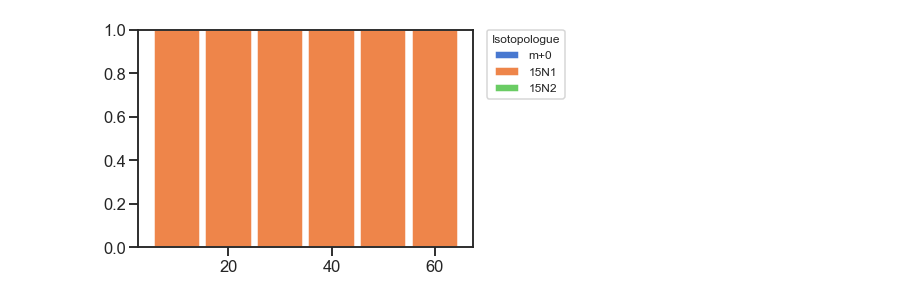
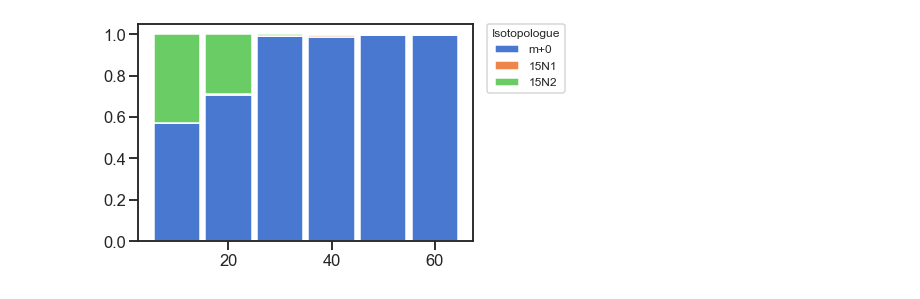
Before and after one commit to krdav/lab-work, a Jupyter notebook: nucleotide_salvage_tracing/Uridine-Hypoxanthine/data_processing.ipynb, the cells around one changed output. Cells and saved outputs as stored; diff of their text form; code cells hidden in the pictures.

```diff
--- a/nucleotide_salvage_tracing/Uridine-Hypoxanthine/data_processing.ipynb
+++ b/nucleotide_salvage_tracing/Uridine-Hypoxanthine/data_processing.ipynb
@@ -44,4 +0,0 @@ def RR2Asn(RR):
-# %%
-Sample_names = ['HU01','HU02','HU03','HU04','HU05','HU06']
-conc = [10, 20, 30, 40, 50, 60]
-annotation_df = pd.DataFrame(list(zip(Sample_names, conc)), columns =['Sample_name', 'Conc'])
@@ -193,0 +236,13 @@ for metab in metab_to_correct.keys():
+# %%
+# Define the isotopologues that indicate salvage:
+sal_ms = {
+    'A': 0,
+    'G': 1,
+    'U': 0,
+    'C': 1
+}
+# Process each dataset:
+df_isotopes_143B, df_143B = read_data('input/Uridine-Hypoxanthine_salvage_143B-Nuc-RFP-noArgP10.xlsx', 'input/annotations.xlsx', metab_to_correct, sal_ms)
+df_isotopes_143B.to_excel('output/143B_isotopologues-corrected.xlsx')
+df_isotopes_H1299, df_H1299 = read_data('input/Uridine-Hypoxanthine_salvage_H1299.xlsx', 'input/annotations.xlsx', metab_to_correct, sal_ms)
+df_isotopes_H1299.to_excel('output/H1299_isotopologues-corrected.xlsx')
@@ -194,18 +314,19 @@ for metab in metab_to_correct.keys():
 # %%
+# Example for plotting isotopologues distribution:
 isotopologues = ['m+0', '15N1', '15N2']
-r = df['Conc'].values
-bars = df['Glutamine 15N0 ratio'].values
+r = df_isotopes_143B['Conc'].values
+bars = df_isotopes_143B['AMP 15N0 ratio'].values
 plot_objs = []
 p = plt.bar(r, bars, edgecolor='white', width=9)
 plot_objs.append(p)
-bars_next = df['Glutamine 15N1 ratio'].values
+bars_next = df_isotopes_143B['AMP 15N1 ratio'].values
 p = plt.bar(r, bars_next, bottom=bars, edgecolor='white', width=9)
 plot_objs.append(p)
 bars = bars + bars_next
-bars_next = df['Glutamine 15N2 ratio'].values
+bars_next = df_isotopes_143B['AMP 15N2 ratio'].values
 p = plt.bar(r, bars_next, bottom=bars, edgecolor='white', width=9)
 plot_objs.append(p)
 
 plt.legend([p[1] for p in plot_objs], isotopologues, loc='upper left', bbox_to_anchor=(1.04, 1), borderaxespad=0, fontsize=12, title='Isotopologue', title_fontsize=12);
 # %% [output]
-[figure, old version]
+[figure, new version]
```
Also changed, not shown: parts of 31 cells of this notebook, 7 other files.
